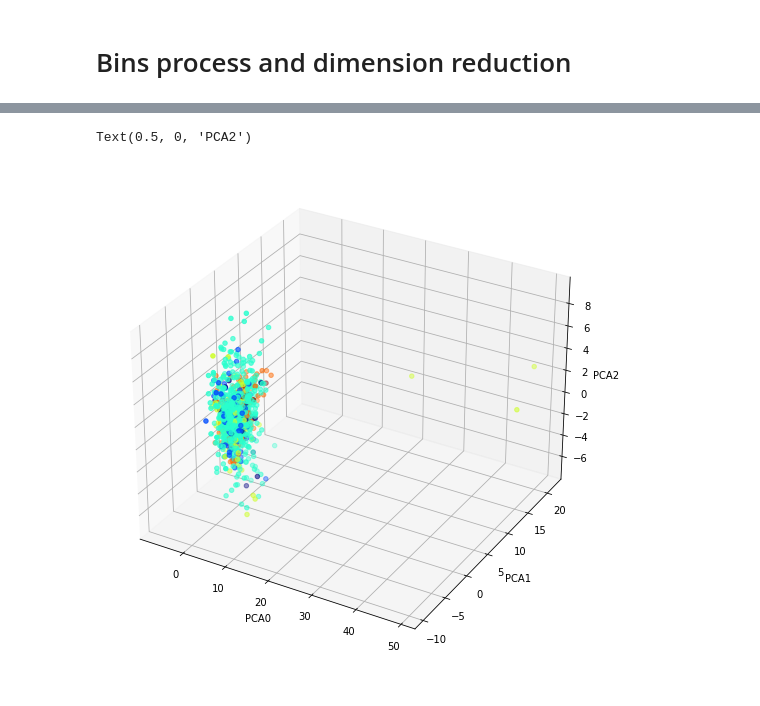
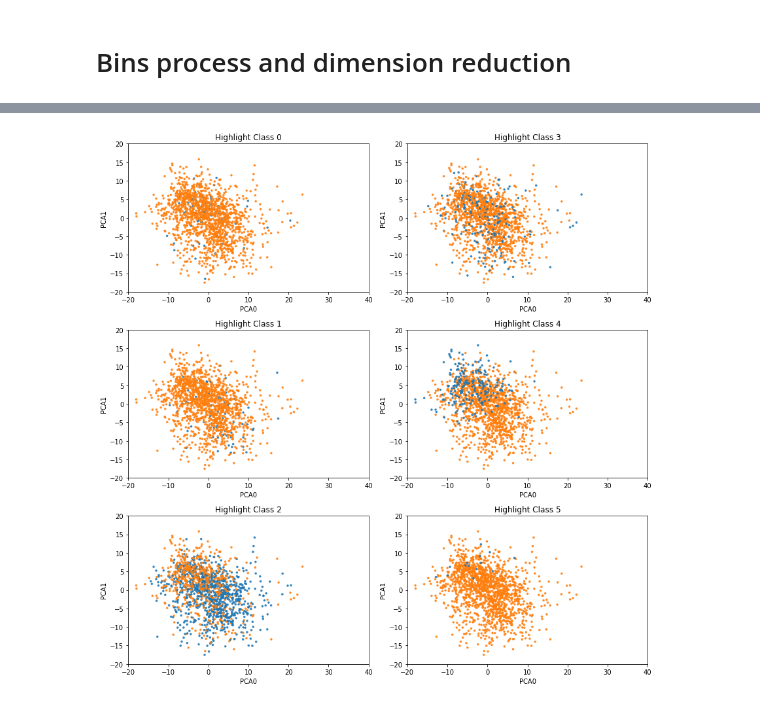
Before and after one commit to chhsiao93/research, a Jupyter notebook: CPT/CPT_profile.ipynb, the cells around one changed output, grey strips where cells are left out. Saved outputs shown, nothing was run; the diff lists cells and outputs as text; code cells hidden in the pictures.

```diff
--- a/CPT/CPT_profile.ipynb
+++ b/CPT/CPT_profile.ipynb
@@ -330,7 +337 @@ df_pca.style\
 [interactive output not drawn]
-# %%
-num = 0
-for i in range(6):
-    num += len(pca_df[pca_df['class']==i])
-    print(len(pca_df[pca_df['class']==i]))
-print(num)
@@ -371,0 +365,7 @@ pca_df.head()
+# %%
+total = 0
+for i in range(6):
+    total += len(pca_df[pca_df['class']==i])
+    num = len(pca_df[pca_df['class']==i])
+    print(f'class {i}: {num}')
+print(f'total  : {total}')
@@ -378,11 +388,13 @@ fig.figure.set_size_inches(8,6)
-# %%
-fig = plt.figure(figsize=(12, 9))
-ax = fig.gca(projection='3d')
-ax.scatter(pca_df.PCA0, pca_df.PCA1, pca_df.PCA2, c=pca_df['class'].values, cmap='jet')
-
-ax.set_xlabel('PCA0')
-ax.set_ylabel('PCA1')
-ax.set_zlabel('PCA2')
-# %% [output]
-Text(0.5, 0, 'PCA2')
-[figure, removed]
+# %%
+fig, axes = plt.subplots(3,2, figsize=(12,12))
+#markers = {1: ".", 0: "."}
+for i in range(6):
+    pca_df['class'] = binned_data['class'].values!=i
+    sns.scatterplot(data=pca_df, x="PCA0", y="PCA1", hue='class',legend=False, alpha=0.9, s=10, edgecolor=None, ax=axes[i%3,i//3])
+    axes[i%3,i//3].set_xlim(-20,40)
+    axes[i%3,i//3].set_ylim(-20,20)
+    axes[i%3,i//3].set_title('Highlight Class '+str(i))
+plt.tight_layout()
+#plt.savefig('highlight.png')
+# %% [output]
+[figure, added]
```
Also changed, not shown: parts of 18 cells of this notebook.
